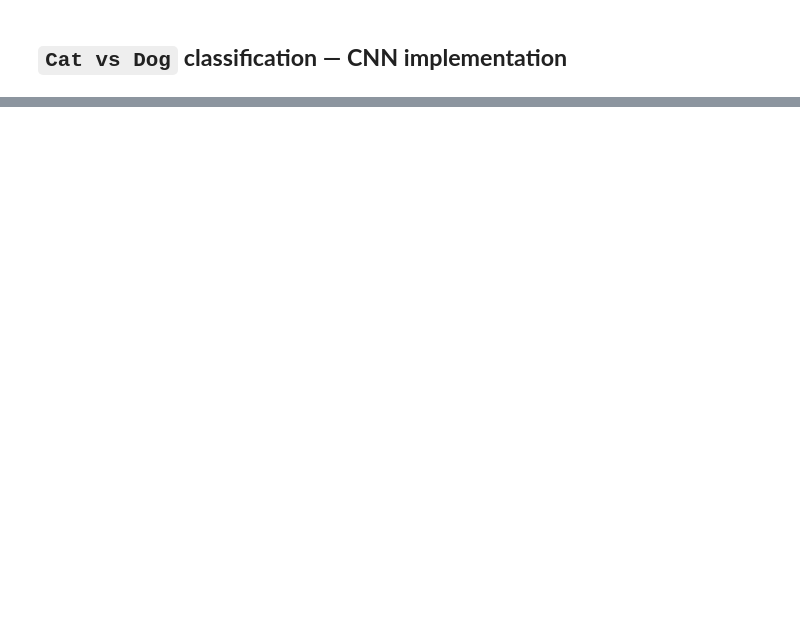
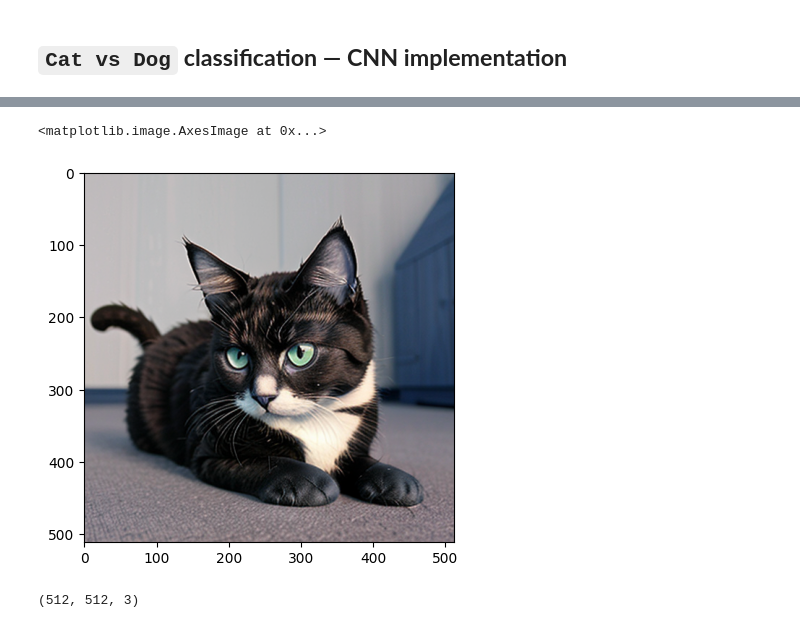
Before and after one commit to Tanish-Sarkar/DeepLearning-with-TensorFLow-and-Keras, a Jupyter notebook: 0_Projects/CNN_project/Cat_vs_Dog_classification.ipynb, the cells around one changed output, grey strips where cells are left out. Saved outputs shown, nothing was run; the diff lists cells and outputs as text; code cells hidden in the pictures; blank space fills up the shorter version.

```diff
--- a/0_Projects/CNN_project/Cat_vs_Dog_classification.ipynb
+++ b/0_Projects/CNN_project/Cat_vs_Dog_classification.ipynb
@@ -7,0 +134,10 @@ from keras.layers import Dense, Conv2D, MaxPooling2D, Flatten
+# %%
+test_img = cv2.imread('../../DATASETS/animals/Test/cat/00310-200124620.png')
+plt.imshow(test_img)
+# %% [output]
+<matplotlib.image.AxesImage at 0x...>
+[figure, added]
+# %%
+test_img.shape
+# %% [output]
+(512, 512, 3)
```
Also changed, not shown: parts of 18 cells of this notebook, 2 other files.
